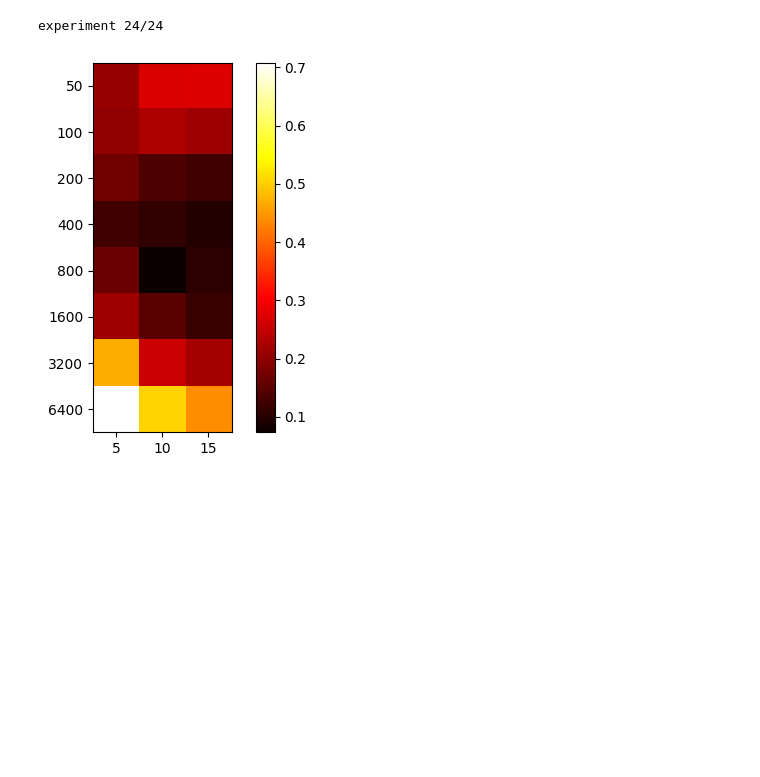
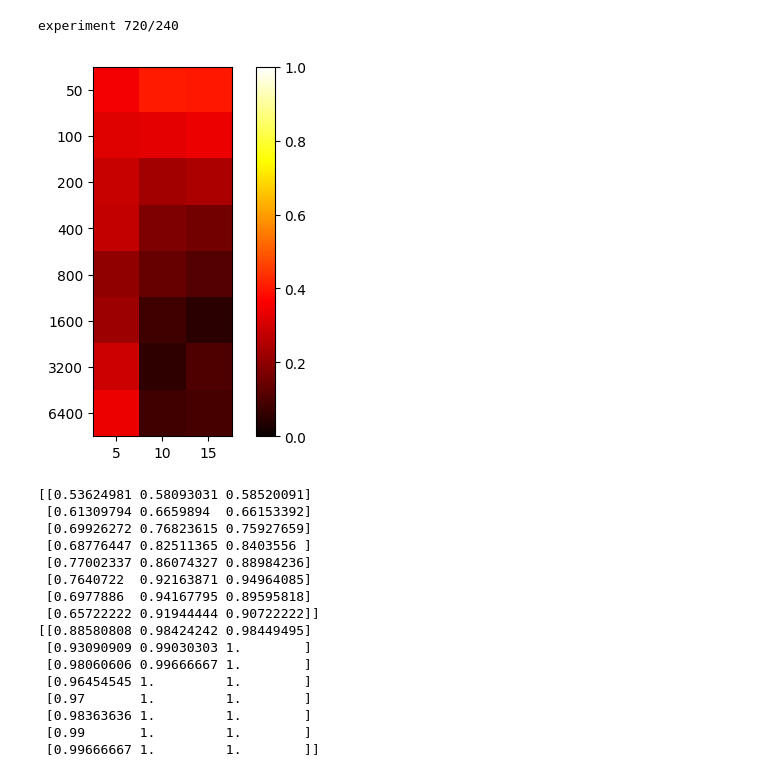
Before and after one commit to inagege/ImprovingSubgroupDiscovery, a Jupyter notebook: PRIM_Performance_Analyzing/PRIM_Baseline.ipynb, the cells around one changed output. Cells and saved outputs as stored; diff of their text form; code cells hidden in the pictures; blank space fills up the shorter version.

```diff
--- a/PRIM_Performance_Analyzing/PRIM_Baseline.ipynb
+++ b/PRIM_Performance_Analyzing/PRIM_Baseline.ipynb
@@ -4,6 +5,23 @@ from Utils.util_functions import *
 package = 'prim'
 # %%
-create_plot_generated_data(calculate_y_oakley_ohagan2004, 15, package)
+#whitout preprocessing
+create_plot_generated_data(calculate_y_oakley_ohagan2004, 15, package, None)
 # %% [output]
-experiment 24/24
+experiment 720/240
-[figure, old version]
+[figure, new version]
+[[0.53624981 0.58093031 0.58520091]
+ [0.61309794 0.6659894  0.66153392]
+ [0.69926272 0.76823615 0.75927659]
+ [0.68776447 0.82511365 0.8403556 ]
+ [0.77002337 0.86074327 0.88984236]
+ [0.7640722  0.92163871 0.94964085]
+ [0.6977886  0.94167795 0.89595818]
+ [0.65722222 0.91944444 0.90722222]]
+[[0.88580808 0.98424242 0.98449495]
+ [0.93090909 0.99030303 1.        ]
+ [0.98060606 0.99666667 1.        ]
+ [0.96454545 1.         1.        ]
+ [0.97       1.         1.        ]
+ [0.98363636 1.         1.        ]
+ [0.99       1.         1.        ]
+ [0.99666667 1.         1.        ]]
```
Also changed, not shown: parts of 13 cells of this notebook, 5 other files.
